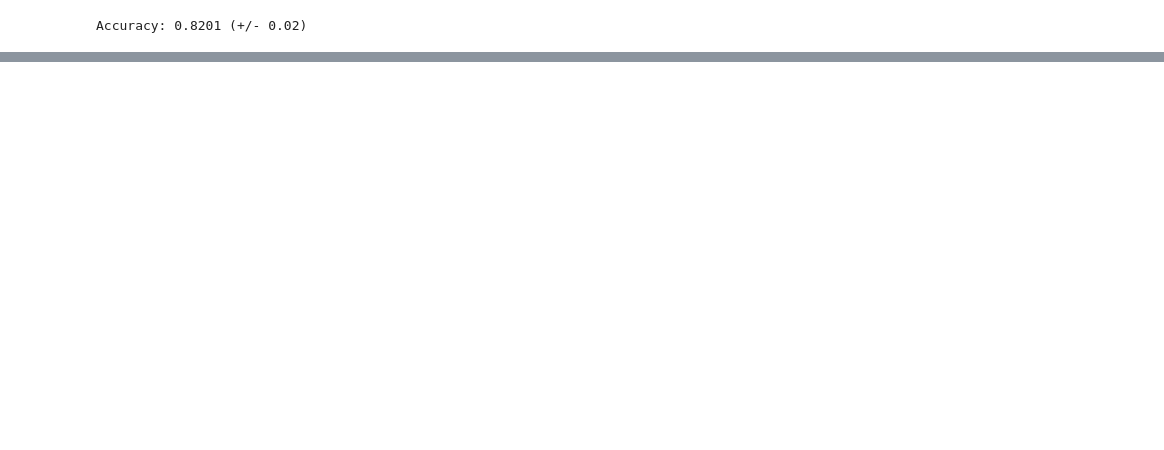
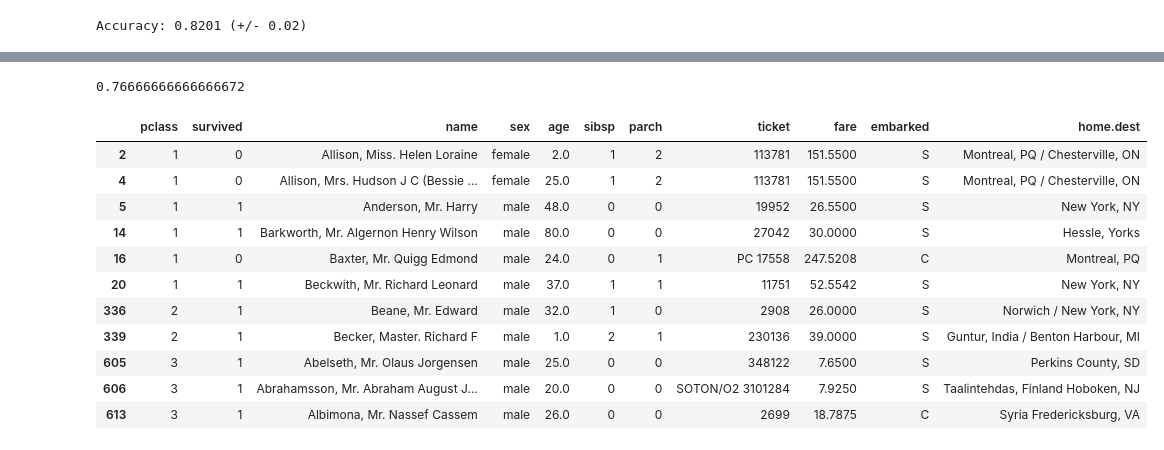
Before and after one commit to Rohan0401/DeepLearningTitanic, a Jupyter notebook: DeepLearningTitanic.ipynb, the cells around one changed output, grey strips where cells are left out. Drawn from its saved outputs; the diff is of its cells as text; code cells hidden in the pictures; blank space fills up the shorter version.

```diff
--- a/DeepLearningTitanic.ipynb
+++ b/DeepLearningTitanic.ipynb
@@ -202,3 +202,31 @@ testing_set = preprocess_titanic_df(passenger_set)
 
 training_set = pd.concat([titanic_df, passenger_set]).drop_duplicates(keep = False)
 training_set = preprocess_titanic_df(training_set)
+# %%
+X_train = training_set.drop(['survived'], axis=1).values
+y_train = training_set['survived'].values
+X_test = testing_set.drop(['survived'], axis=1).values
+y_test = testing_set['survived'].values
+# %%
+
+
+tf_clf_dnn.fit (X_train, y_train)
+metrics.accuracy_score(y_test, tf_clf_c.predict(X_test))
+# %% [output]
+0.76666666666666672
+# %%
+prediction = tf_clf_dnn.predict(X_test)
+passenger_set[passenger_set.survived != prediction]
+# %% [output]
+|  | pclass | survived | name | sex | age | sibsp | parch | ticket | fare | embarked | home.dest |
+| 2 | 1 | 0 | Allison, Miss. Helen Loraine | female | 2.0 | 1 | 2 | 113781 | 151.5500 | S | Montreal, PQ / Chesterville, ON |
+| 4 | 1 | 0 | Allison, Mrs. Hudson J C (Bessie ... | female | 25.0 | 1 | 2 | 113781 | 151.5500 | S | Montreal, PQ / Chesterville, ON |
+| 5 | 1 | 1 | Anderson, Mr. Harry | male | 48.0 | 0 | 0 | 19952 | 26.5500 | S | New York, NY |
+| 14 | 1 | 1 | Barkworth, Mr. Algernon Henry Wilson | male | 80.0 | 0 | 0 | 27042 | 30.0000 | S | Hessle, Yorks |
+| 16 | 1 | 0 | Baxter, Mr. Quigg Edmond | male | 24.0 | 0 | 1 | PC 17558 | 247.5208 | C | Montreal, PQ |
+| 20 | 1 | 1 | Beckwith, Mr. Richard Leonard | male | 37.0 | 1 | 1 | 11751 | 52.5542 | S | New York, NY |
+| 336 | 2 | 1 | Beane, Mr. Edward | male | 32.0 | 1 | 0 | 2908 | 26.0000 | S | Norwich / New York, NY |
+| 339 | 2 | 1 | Becker, Master. Richard F | male | 1.0 | 2 | 1 | 230136 | 39.0000 | S | Guntur, India / Benton Harbour, MI |
+| 605 | 3 | 1 | Abelseth, Mr. Olaus Jorgensen | male | 25.0 | 0 | 0 | 348122 | 7.6500 | S | Perkins County, SD |
+| 606 | 3 | 1 | Abrahamsson, Mr. Abraham August J... | male | 20.0 | 0 | 0 | SOTON/O2 3101284 | 7.9250 | S | Taalintehdas, Finland Hoboken, NJ |
+| 613 | 3 | 1 | Albimona, Mr. Nassef Cassem | male | 26.0 | 0 | 0 | 2699 | 18.7875 | C | Syria Fredericksburg, VA |
```
Also changed, not shown: parts of 6 cells of this notebook.
